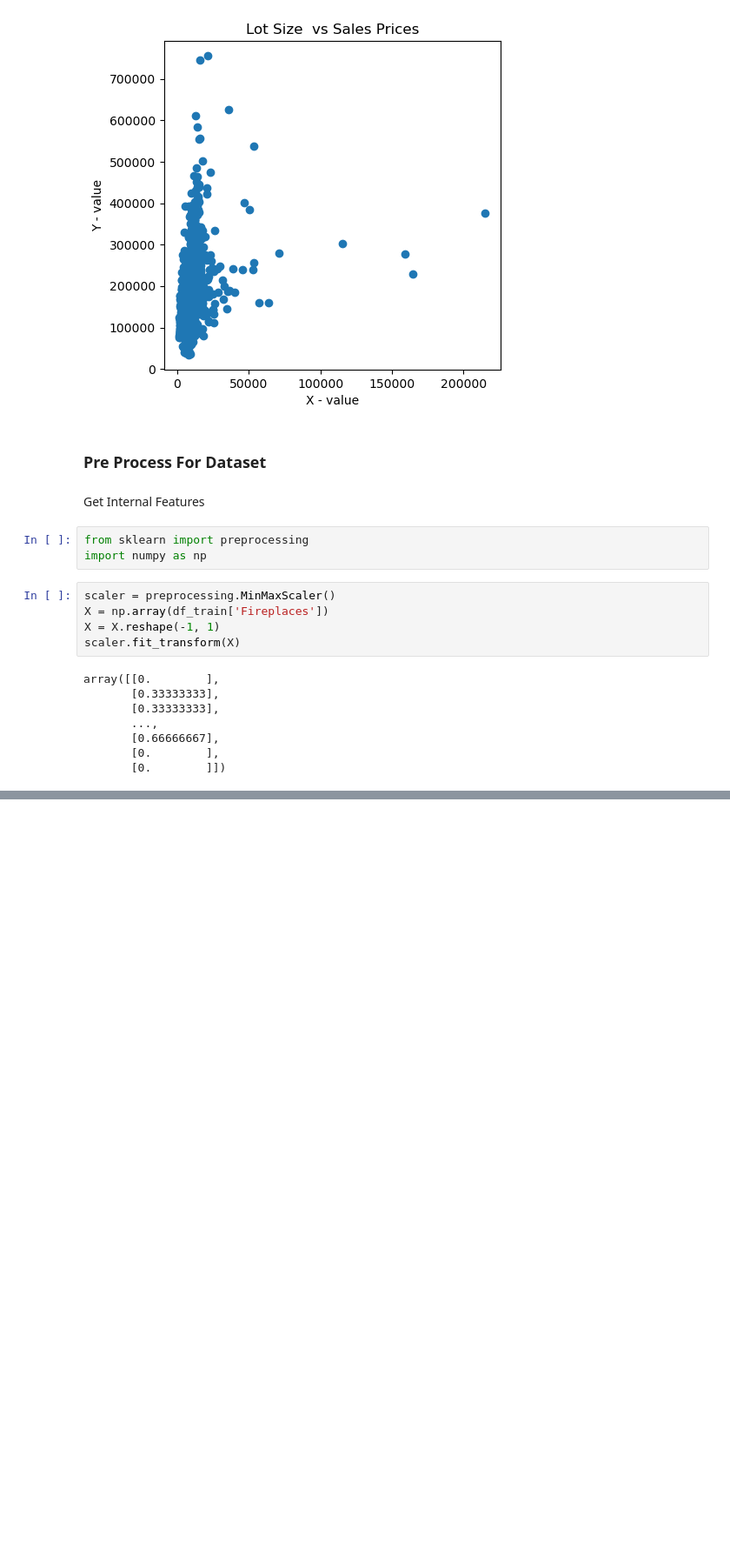
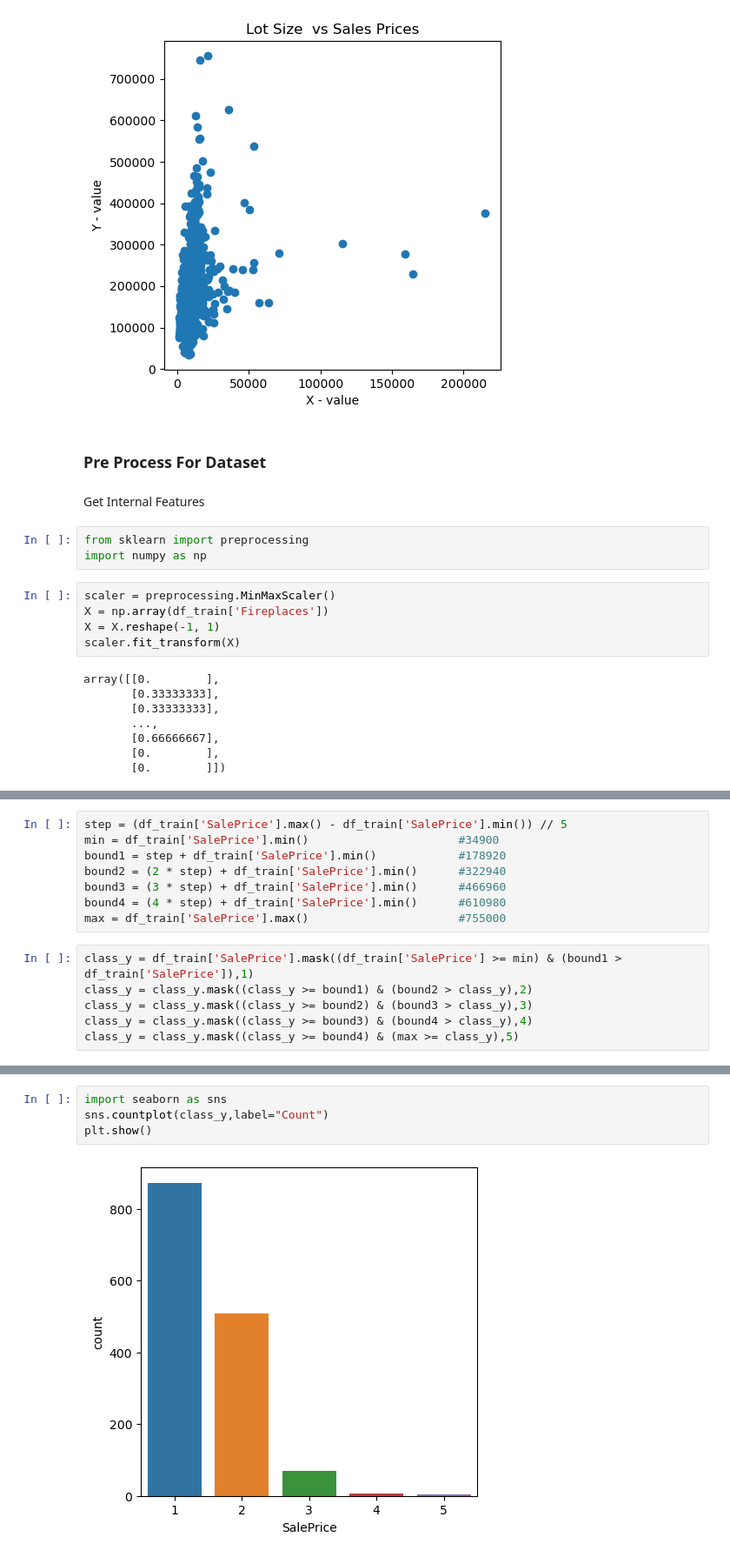
Before and after one commit to FurkanErcelebi/DataMining-Project, a Jupyter notebook: Project.ipynb, the cells around one changed output, grey strips where cells are left out. Shown at 87% size. Drawn from its saved outputs; the diff is of its cells as text; blank space fills up the shorter version.

```diff
--- a/Project.ipynb
+++ b/Project.ipynb
@@ -164,0 +171,14 @@ internal_features_dataset
+# %%
+step = (df_train['SalePrice'].max() - df_train['SalePrice'].min()) // 5
+min = df_train['SalePrice'].min()                      #34900
+bound1 = step + df_train['SalePrice'].min()            #178920
+bound2 = (2 * step) + df_train['SalePrice'].min()      #322940
+bound3 = (3 * step) + df_train['SalePrice'].min()      #466960
+bound4 = (4 * step) + df_train['SalePrice'].min()      #610980
+max = df_train['SalePrice'].max()                      #755000
+# %%
+class_y = df_train['SalePrice'].mask((df_train['SalePrice'] >= min) & (bound1 > df_train['SalePrice']),1)
+class_y = class_y.mask((class_y >= bound1) & (bound2 > class_y),2)
+class_y = class_y.mask((class_y >= bound2) & (bound3 > class_y),3)
+class_y = class_y.mask((class_y >= bound3) & (bound4 > class_y),4)
+class_y = class_y.mask((class_y >= bound4) & (max >= class_y),5)
@@ -164,0 +200,6 @@ internal_features_dataset
+# %%
+import seaborn as sns
+sns.countplot(class_y,label="Count")
+plt.show()
+# %% [output]
+[figure, added]
```
Also changed, not shown: parts of 11 cells of this notebook.
